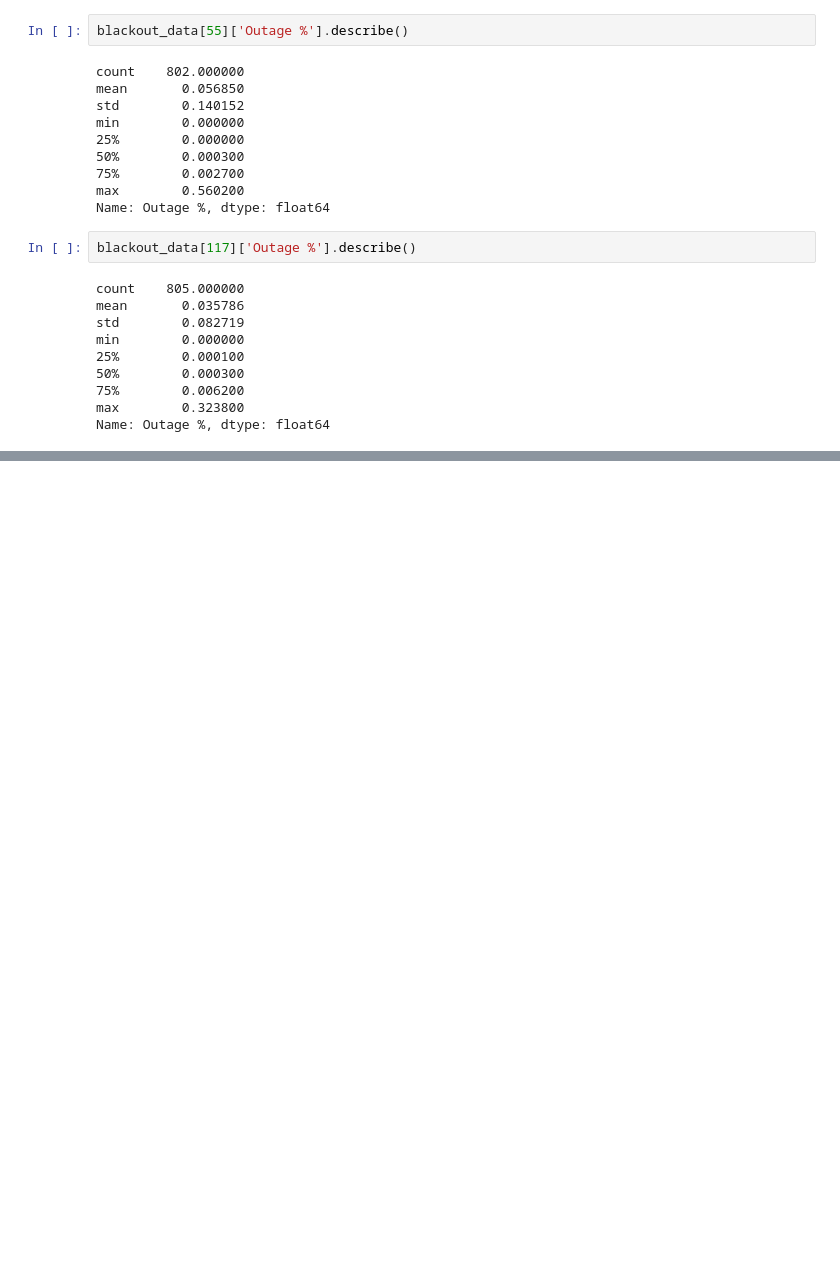
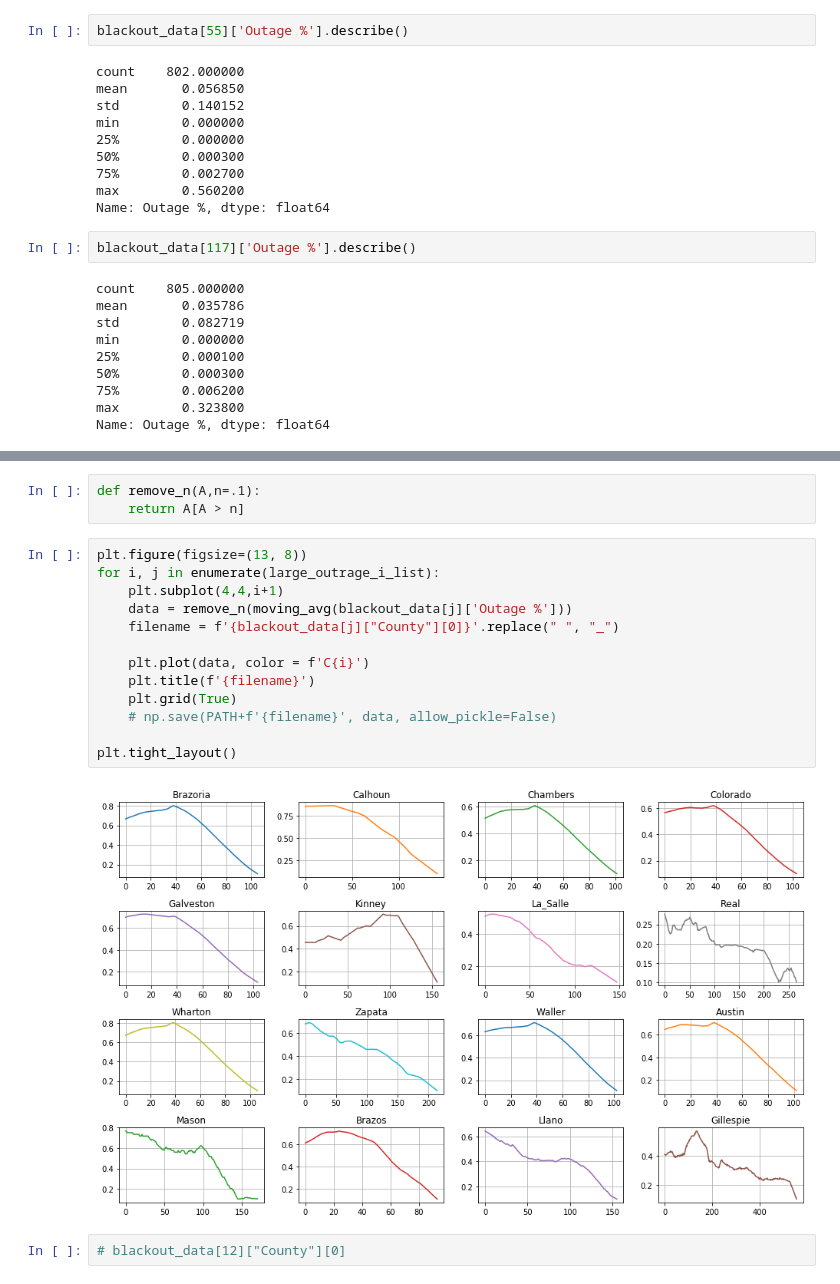
Before and after one commit to Natemen96/ECEMasterProject, a Jupyter notebook: notebooks/Texas_Blackout.ipynb, the cells around one changed output, grey strips where cells are left out. Drawn from its saved outputs; the diff is of its cells as text; blank space fills up the shorter version.

```diff
--- a/notebooks/Texas_Blackout.ipynb
+++ b/notebooks/Texas_Blackout.ipynb
@@ -200,0 +224,20 @@ Name: Outage %, dtype: float64
+# %%
+def remove_n(A,n=.1):
+    return A[A > n]
+# %%
+plt.figure(figsize=(13, 8))
+for i, j in enumerate(large_outrage_i_list):
+    plt.subplot(4,4,i+1)
+    data = remove_n(moving_avg(blackout_data[j]['Outage %']))
+    filename = f'{blackout_data[j]["County"][0]}'.replace(" ", "_")
+
+    plt.plot(data, color = f'C{i}')
+    plt.title(f'{filename}')
+    plt.grid(True)
+    # np.save(PATH+f'{filename}', data, allow_pickle=False)
+
+plt.tight_layout()
+# %% [output]
+[figure, added]
+# %%
+# blackout_data[12]["County"][0]
```
Also changed, not shown: parts of 3 cells of this notebook, 18 other files.
